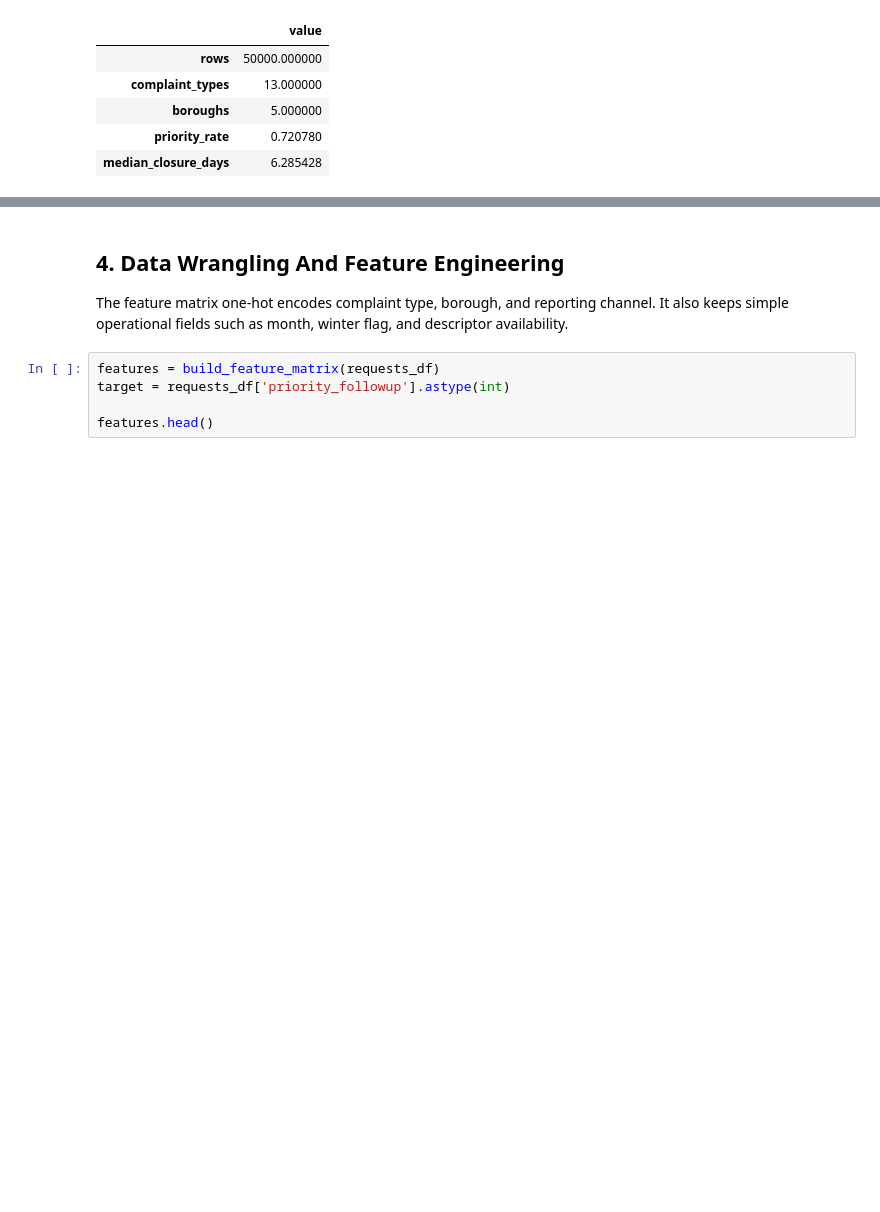
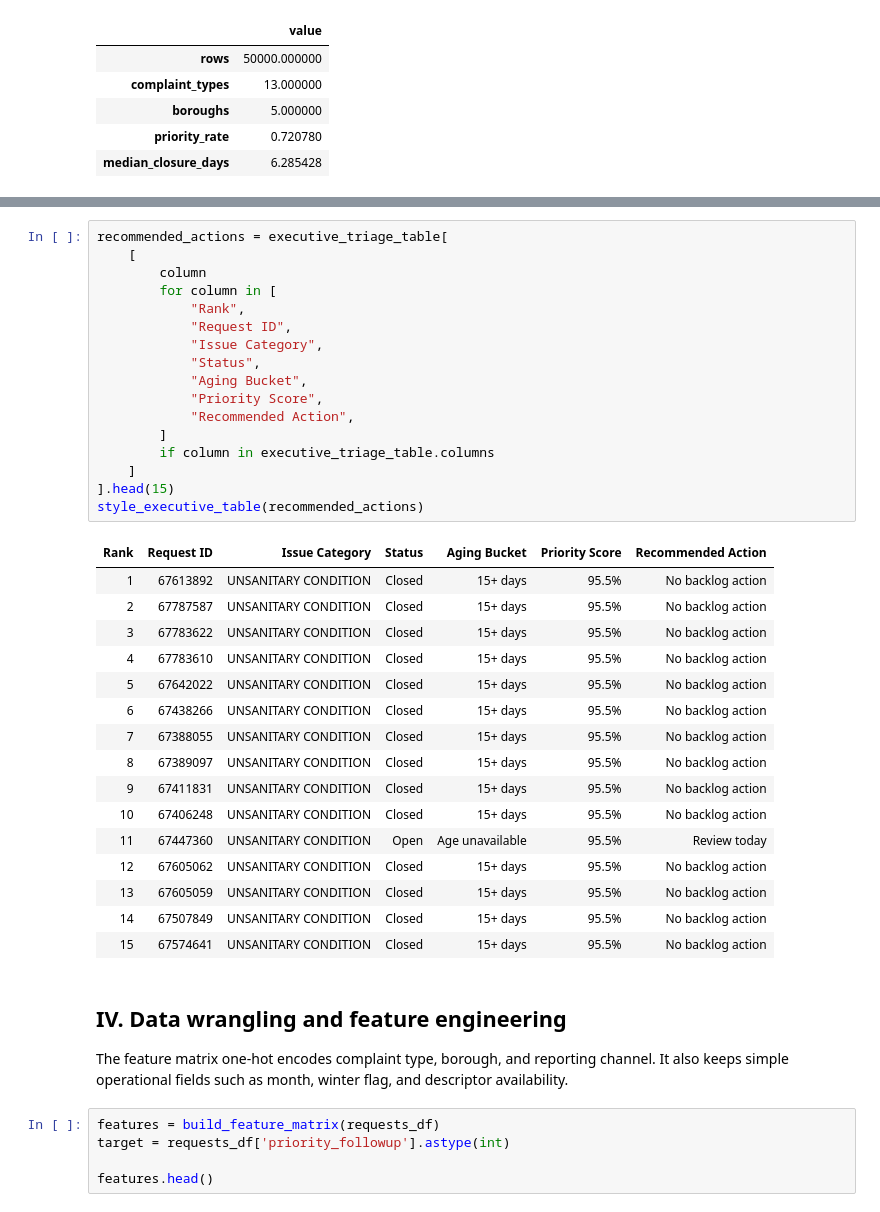
Before and after one commit to JunDeGuzman92/property-maintenance-priority-model, a Jupyter notebook: notebooks/nyc_311_priority_modeling.ipynb, the cells around one changed output, grey strips where cells are left out. Drawn from its saved outputs; the diff is of its cells as text; blank space fills up the shorter version.

```diff
--- a/notebooks/nyc_311_priority_modeling.ipynb
+++ b/notebooks/nyc_311_priority_modeling.ipynb
@@ -72,5 +256,39 @@ requests_df['complaint_type'].value_counts().head(12).to_frame('request_count')
+# %%
+recommended_actions = executive_triage_table[
+    [
+        column
+        for column in [
+            "Rank",
+            "Request ID",
+            "Issue Category",
+            "Status",
+            "Aging Bucket",
+            "Priority Score",
+            "Recommended Action",
+        ]
+        if column in executive_triage_table.columns
+    ]
+].head(15)
+style_executive_table(recommended_actions)
+# %% [output]
+| Rank | Request ID | Issue Category | Status | Aging Bucket | Priority Score | Recommended Action |
+| 1 | 67613892 | UNSANITARY CONDITION | Closed | 15+ days | 95.5% | No backlog action |
+| 2 | 67787587 | UNSANITARY CONDITION | Closed | 15+ days | 95.5% | No backlog action |
+| 3 | 67783622 | UNSANITARY CONDITION | Closed | 15+ days | 95.5% | No backlog action |
+| 4 | 67783610 | UNSANITARY CONDITION | Closed | 15+ days | 95.5% | No backlog action |
+| 5 | 67642022 | UNSANITARY CONDITION | Closed | 15+ days | 95.5% | No backlog action |
+| 6 | 67438266 | UNSANITARY CONDITION | Closed | 15+ days | 95.5% | No backlog action |
+| 7 | 67388055 | UNSANITARY CONDITION | Closed | 15+ days | 95.5% | No backlog action |
+| 8 | 67389097 | UNSANITARY CONDITION | Closed | 15+ days | 95.5% | No backlog action |
+| 9 | 67411831 | UNSANITARY CONDITION | Closed | 15+ days | 95.5% | No backlog action |
+| 10 | 67406248 | UNSANITARY CONDITION | Closed | 15+ days | 95.5% | No backlog action |
+| 11 | 67447360 | UNSANITARY CONDITION | Open | Age unavailable | 95.5% | Review today |
+| 12 | 67605062 | UNSANITARY CONDITION | Closed | 15+ days | 95.5% | No backlog action |
+| 13 | 67605059 | UNSANITARY CONDITION | Closed | 15+ days | 95.5% | No backlog action |
+| 14 | 67507849 | UNSANITARY CONDITION | Closed | 15+ days | 95.5% | No backlog action |
+| 15 | 67574641 | UNSANITARY CONDITION | Closed | 15+ days | 95.5% | No backlog action |
 # %% [markdown]
-## 4. Data Wrangling And Feature Engineering
+## IV. Data wrangling and feature engineering
 
 The feature matrix one-hot encodes complaint type, borough, and reporting channel. It also keeps simple operational fields such as month, winter flag, and descriptor availability.
 # %%
```
Also changed, not shown: parts of 30 cells of this notebook.
